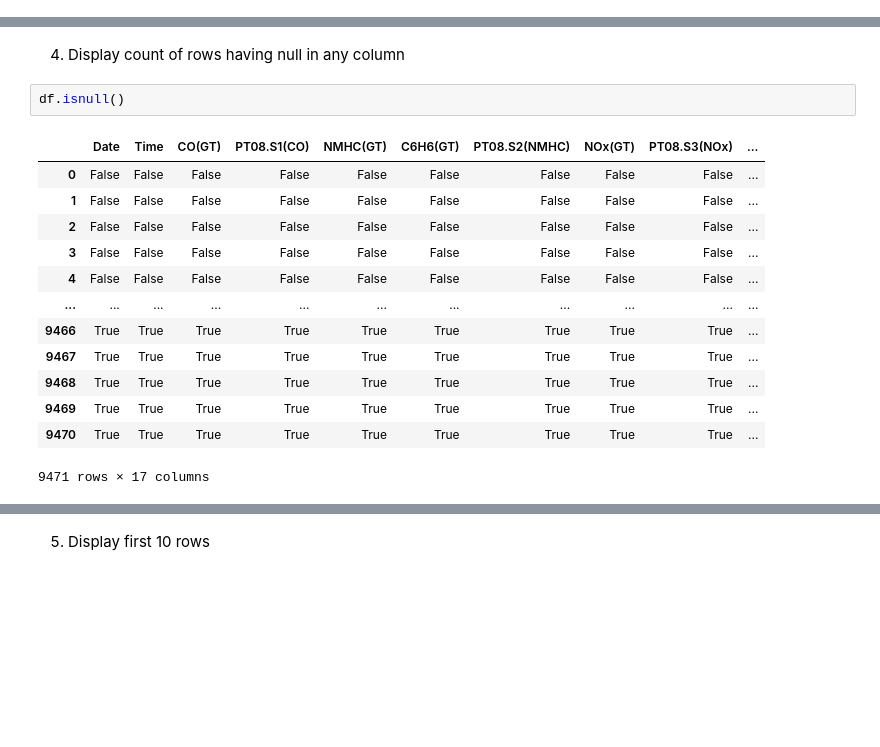
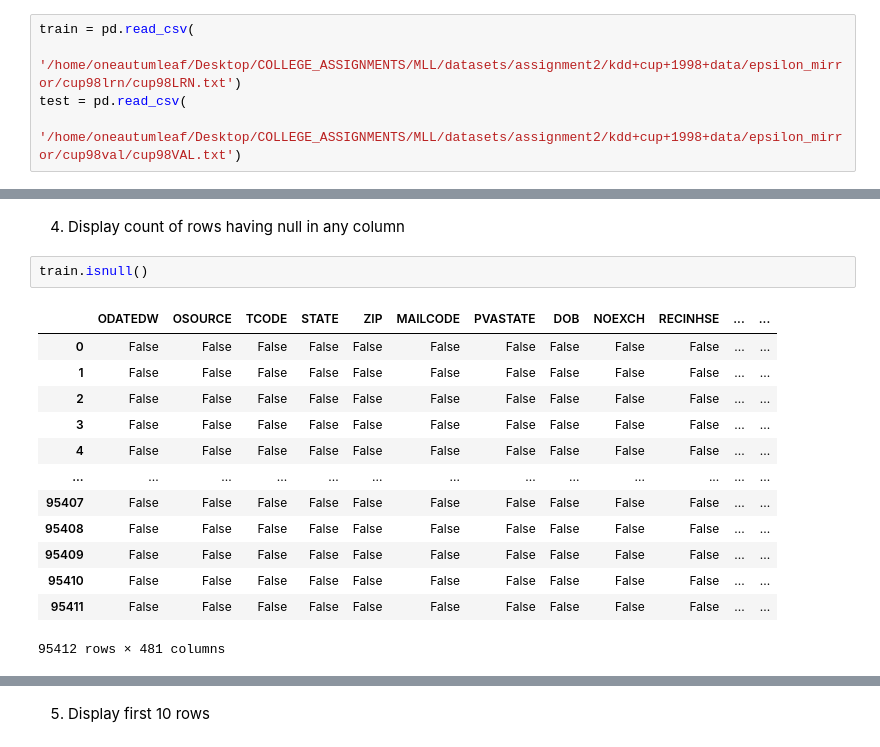
Before and after one commit to Jay7221/college-assignments, a Jupyter notebook: MLL/assignment2.ipynb, the cells around one changed output, grey strips where cells are left out. Drawn from its saved outputs; the diff is of its cells as text; blank space fills up the shorter version.

Commit message:
Added MLL assignments

```diff
--- a/MLL/assignment2.ipynb
+++ b/MLL/assignment2.ipynb
@@ -14 +12,6 @@ df = pd.read_csv('datasets/AirQualityUCI.csv', sep=';')
+# %%
+train = pd.read_csv(
+    '/home/oneautumleaf/Desktop/COLLEGE_ASSIGNMENTS/MLL/datasets/assignment2/kdd+cup+1998+data/epsilon_mirror/cup98lrn/cup98LRN.txt')
+test = pd.read_csv(
+    '/home/oneautumleaf/Desktop/COLLEGE_ASSIGNMENTS/MLL/datasets/assignment2/kdd+cup+1998+data/epsilon_mirror/cup98val/cup98VAL.txt')
 # %%
@@ -49,18 +104,18 @@ df.describe().quantile([0, .25, .5, .75, 1])
 # %% [markdown]
 4. Display count of rows having null in any column
 # %%
-df.isnull()
+train.isnull()
 # %% [output]
-|  | Date | Time | CO(GT) | PT08.S1(CO) | NMHC(GT) | C6H6(GT) | PT08.S2(NMHC) | NOx(GT) | PT08.S3(NOx) | ... |
-| 0 | False | False | False | False | False | False | False | False | False | ... |
-| 1 | False | False | False | False | False | False | False | False | False | ... |
-| 2 | False | False | False | False | False | False | False | False | False | ... |
-| 3 | False | False | False | False | False | False | False | False | False | ... |
-| 4 | False | False | False | False | False | False | False | False | False | ... |
-| ... | ... | ... | ... | ... | ... | ... | ... | ... | ... | ... |
-| 9466 | True | True | True | True | True | True | True | True | True | ... |
-| 9467 | True | True | True | True | True | True | True | True | True | ... |
-| 9468 | True | True | True | True | True | True | True | True | True | ... |
-| 9469 | True | True | True | True | True | True | True | True | True | ... |
-| 9470 | True | True | True | True | True | True | True | True | True | ... |
+|  | ODATEDW | OSOURCE | TCODE | STATE | ZIP | MAILCODE | PVASTATE | DOB | NOEXCH | RECINHSE | ... | ... |
+| 0 | False | False | False | False | False | False | False | False | False | False | ... | ... |
+| 1 | False | False | False | False | False | False | False | False | False | False | ... | ... |
+| 2 | False | False | False | False | False | False | False | False | False | False | ... | ... |
+| 3 | False | False | False | False | False | False | False | False | False | False | ... | ... |
+| 4 | False | False | False | False | False | False | False | False | False | False | ... | ... |
+| ... | ... | ... | ... | ... | ... | ... | ... | ... | ... | ... | ... | ... |
+| 95407 | False | False | False | False | False | False | False | False | False | False | ... | ... |
+| 95408 | False | False | False | False | False | False | False | False | False | False | ... | ... |
+| 95409 | False | False | False | False | False | False | False | False | False | False | ... | ... |
+| 95410 | False | False | False | False | False | False | False | False | False | False | ... | ... |
+| 95411 | False | False | False | False | False | False | False | False | False | False | ... | ... |
-9471 rows × 17 columns
+95412 rows × 481 columns
```
Also changed, not shown: parts of 79 cells of this notebook, 17 other files.
